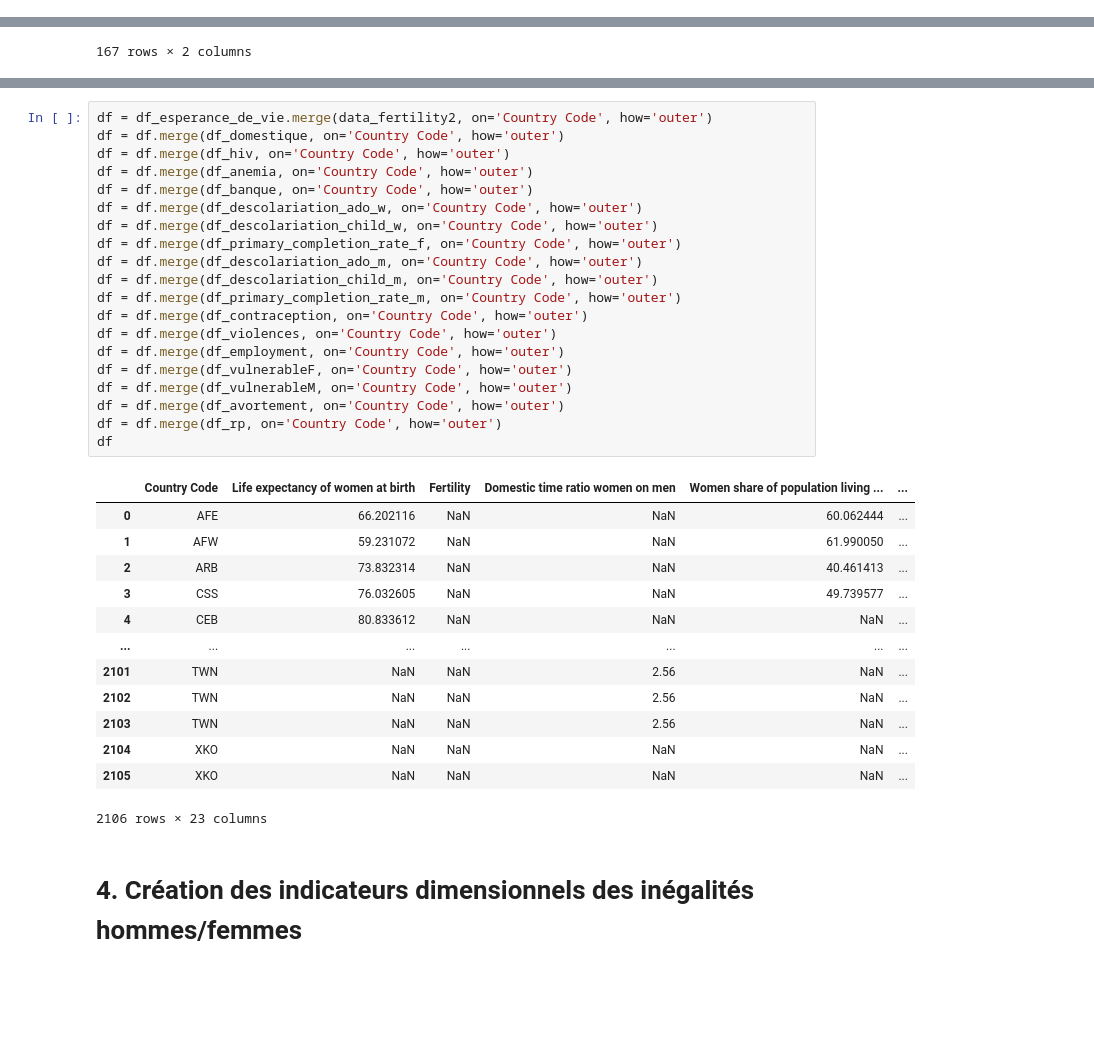
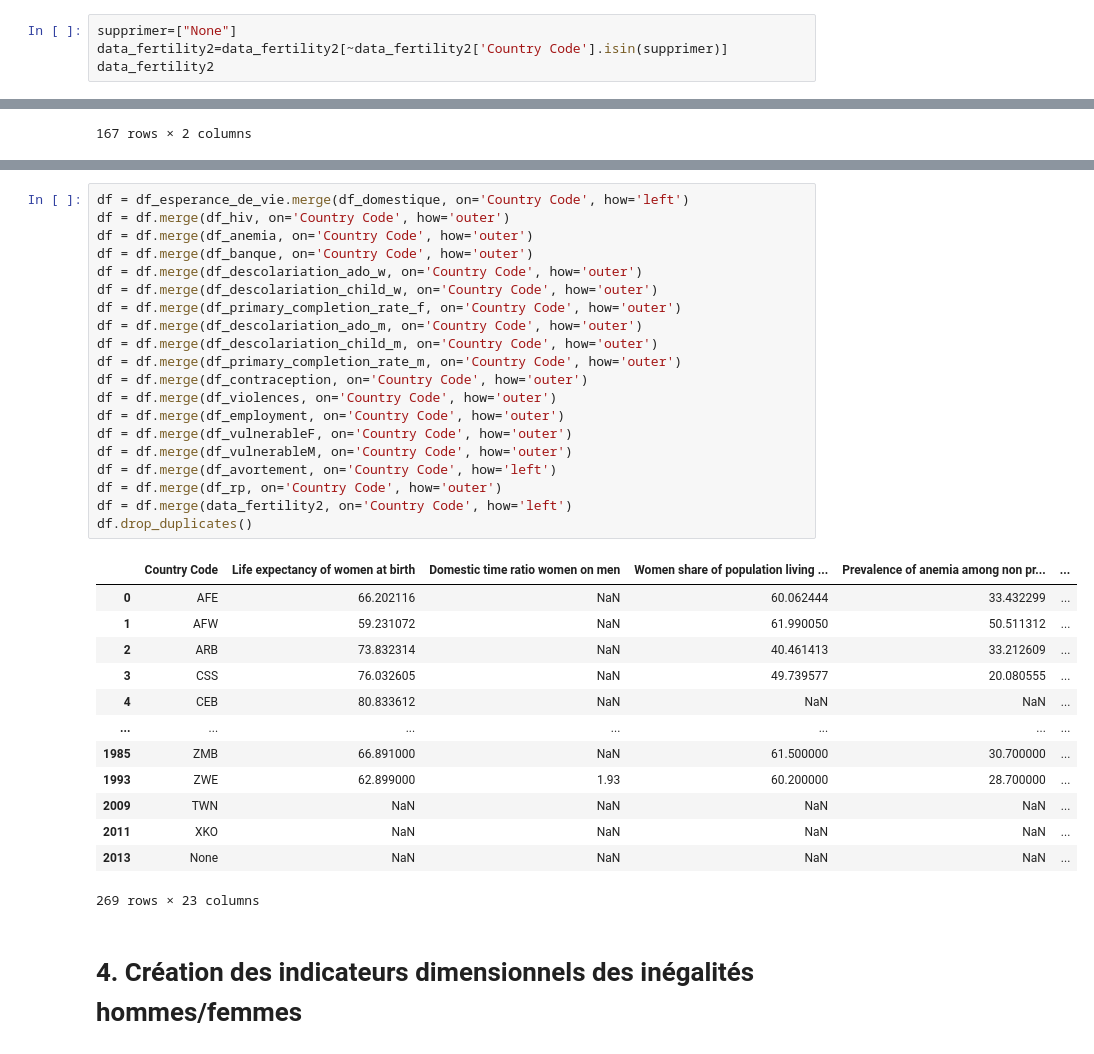
Before and after one commit to cmllbll/Gender-Inequalities-and-Development, a Jupyter notebook: Notebook final.ipynb, the cells around one changed output, grey strips where cells are left out. Saved outputs shown, nothing was run; the diff lists cells and outputs as text; blank space fills up the shorter version.

```diff
--- a/Notebook final.ipynb
+++ b/Notebook final.ipynb
@@ -166,3 +166,7 @@ data_fertility2
 | 262 | NaN | None |
 | 263 | NaN | ESH |
 264 rows × 2 columns
+# %%
+supprimer=["None"]
+data_fertility2=data_fertility2[~data_fertility2['Country Code'].isin(supprimer)]
+data_fertility2
@@ -659,37 +632,37 @@ df1
 # %%
-df = df_esperance_de_vie.merge(data_fertility2, on='Country Code', how='outer')
-df = df.merge(df_domestique, on='Country Code', how='outer')
+df = df_esperance_de_vie.merge(df_domestique, on='Country Code', how='left')
 df = df.merge(df_hiv, on='Country Code', how='outer')
 df = df.merge(df_anemia, on='Country Code', how='outer')
 df = df.merge(df_banque, on='Country Code', how='outer')
 df = df.merge(df_descolariation_ado_w, on='Country Code', how='outer')
 df = df.merge(df_descolariation_child_w, on='Country Code', how='outer')
 df = df.merge(df_primary_completion_rate_f, on='Country Code', how='outer')
 df = df.merge(df_descolariation_ado_m, on='Country Code', how='outer')
 df = df.merge(df_descolariation_child_m, on='Country Code', how='outer')
 df = df.merge(df_primary_completion_rate_m, on='Country Code', how='outer')
 df = df.merge(df_contraception, on='Country Code', how='outer')
 df = df.merge(df_violences, on='Country Code', how='outer')
 df = df.merge(df_employment, on='Country Code', how='outer')
 df = df.merge(df_vulnerableF, on='Country Code', how='outer')
 df = df.merge(df_vulnerableM, on='Country Code', how='outer')
-df = df.merge(df_avortement, on='Country Code', how='outer')
+df = df.merge(df_avortement, on='Country Code', how='left')
 df = df.merge(df_rp, on='Country Code', how='outer')
-df
+df = df.merge(data_fertility2, on='Country Code', how='left')
+df.drop_duplicates()
 # %% [output]
-|  | Country Code | Life expectancy of women at birth | Fertility | Domestic time ratio women on men | Women share of population living ... | ... |
-| 0 | AFE | 66.202116 | NaN | NaN | 60.062444 | ... |
-| 1 | AFW | 59.231072 | NaN | NaN | 61.990050 | ... |
-| 2 | ARB | 73.832314 | NaN | NaN | 40.461413 | ... |
-| 3 | CSS | 76.032605 | NaN | NaN | 49.739577 | ... |
+|  | Country Code | Life expectancy of women at birth | Domestic time ratio women on men | Women share of population living ... | Prevalence of anemia among non pr... | ... |
+| 0 | AFE | 66.202116 | NaN | 60.062444 | 33.432299 | ... |
+| 1 | AFW | 59.231072 | NaN | 61.990050 | 50.511312 | ... |
+| 2 | ARB | 73.832314 | NaN | 40.461413 | 33.212609 | ... |
+| 3 | CSS | 76.032605 | NaN | 49.739577 | 20.080555 | ... |
 | 4 | CEB | 80.833612 | NaN | NaN | NaN | ... |
 | ... | ... | ... | ... | ... | ... | ... |
-| 2101 | TWN | NaN | NaN | 2.56 | NaN | ... |
-| 2102 | TWN | NaN | NaN | 2.56 | NaN | ... |
-| 2103 | TWN | NaN | NaN | 2.56 | NaN | ... |
-| 2104 | XKO | NaN | NaN | NaN | NaN | ... |
-| 2105 | XKO | NaN | NaN | NaN | NaN | ... |
+| 1985 | ZMB | 66.891000 | NaN | 61.500000 | 30.700000 | ... |
+| 1993 | ZWE | 62.899000 | 1.93 | 60.200000 | 28.700000 | ... |
+| 2009 | TWN | NaN | NaN | NaN | NaN | ... |
+| 2011 | XKO | NaN | NaN | NaN | NaN | ... |
+| 2013 | None | NaN | NaN | NaN | NaN | ... |
-2106 rows × 23 columns
+269 rows × 23 columns
 # %% [markdown]
 # 4. Création des indicateurs dimensionnels des inégalités hommes/femmes
 # %% [markdown]
```
Also changed, not shown: parts of 5 cells of this notebook.
